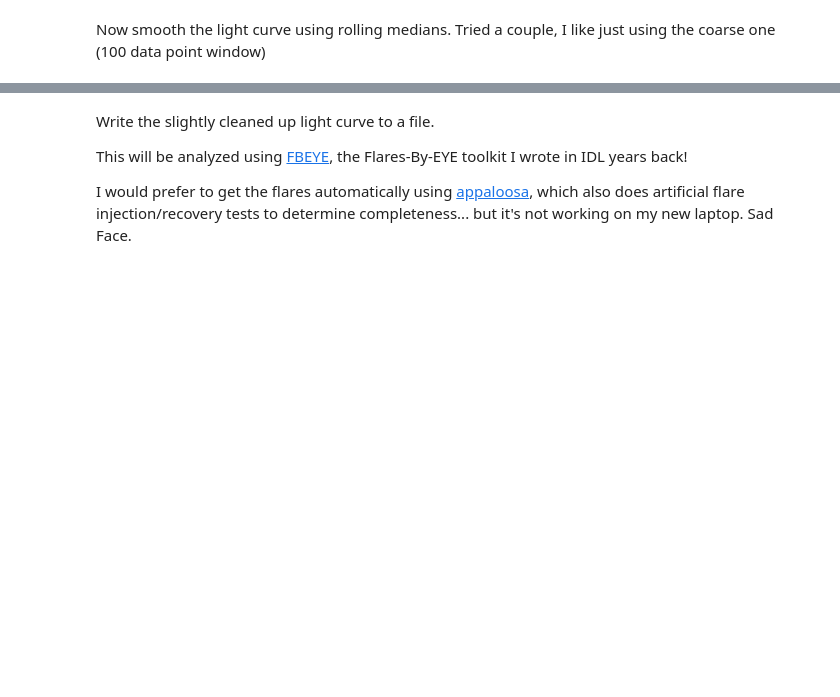
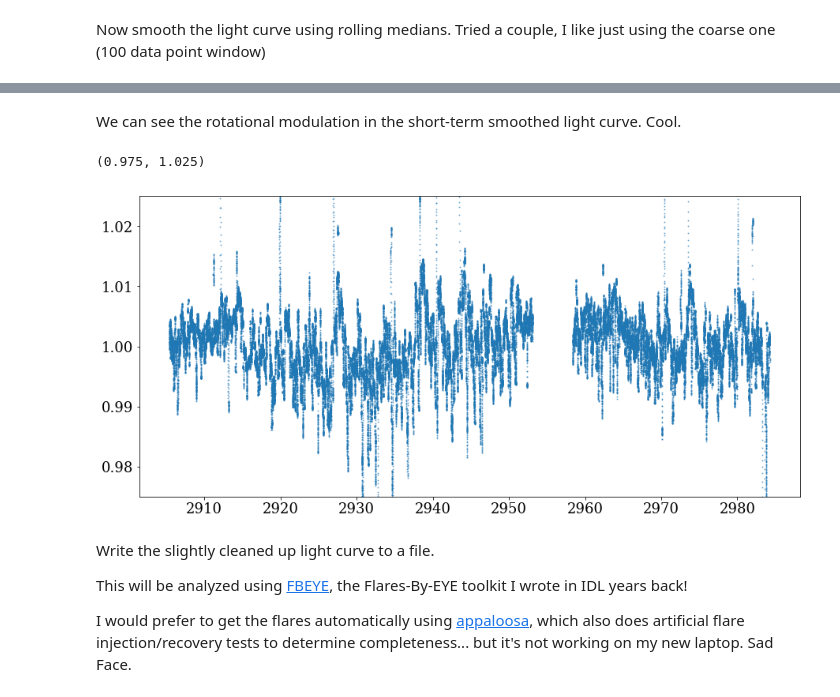
Before and after one commit to jradavenport/trappist-flares, a Jupyter notebook: explore.ipynb, the cells around one changed output, grey strips where cells are left out. Cells and saved outputs as stored; diff of their text form; code cells hidden in the pictures; blank space fills up the shorter version.

```diff
--- a/explore.ipynb
+++ b/explore.ipynb
@@ -93,3 +93,13 @@ plt.xlim(2979.8,2980)
+# %% [markdown]
+We can see the rotational modulation in the short-term smoothed light curve. Cool.
+# %%
+plt.figure(figsize=(15,7))
+plt.scatter(time[x], pd.rolling_mean(fraw[x], 60, center=True)/np.median(fraw[x]),
+            alpha=0.5, s=1)
+plt.ylim(0.975, 1.025)
+# %% [output]
+(0.975, 1.025)
+[figure, added]
 # %% [markdown]
 Write the slightly cleaned up light curve to a file.
 
```
Also changed, not shown: parts of 18 cells of this notebook, 1 other file.
